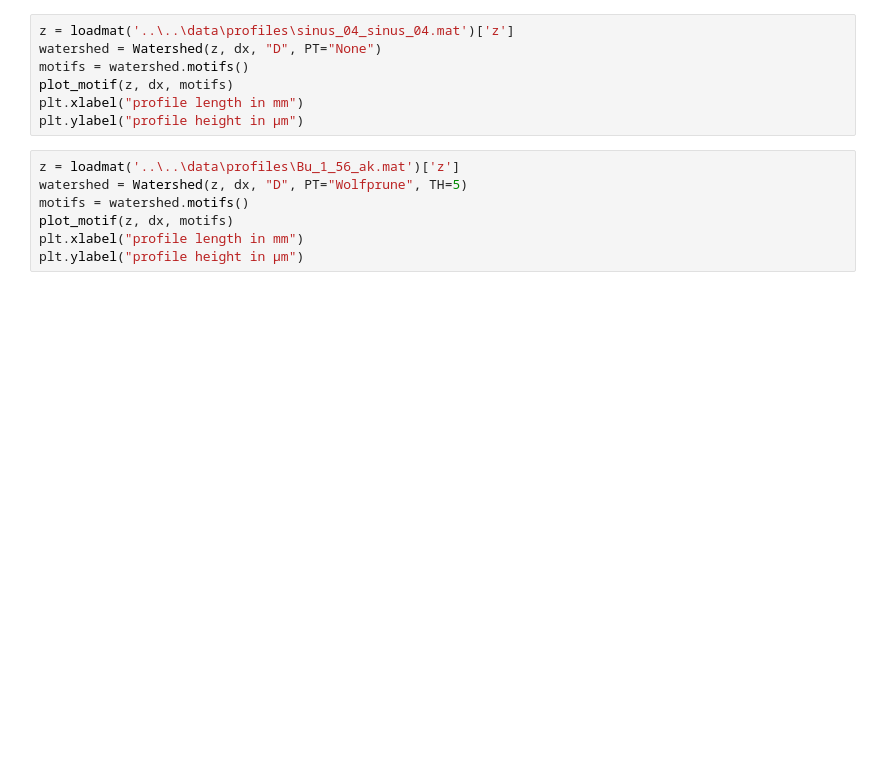
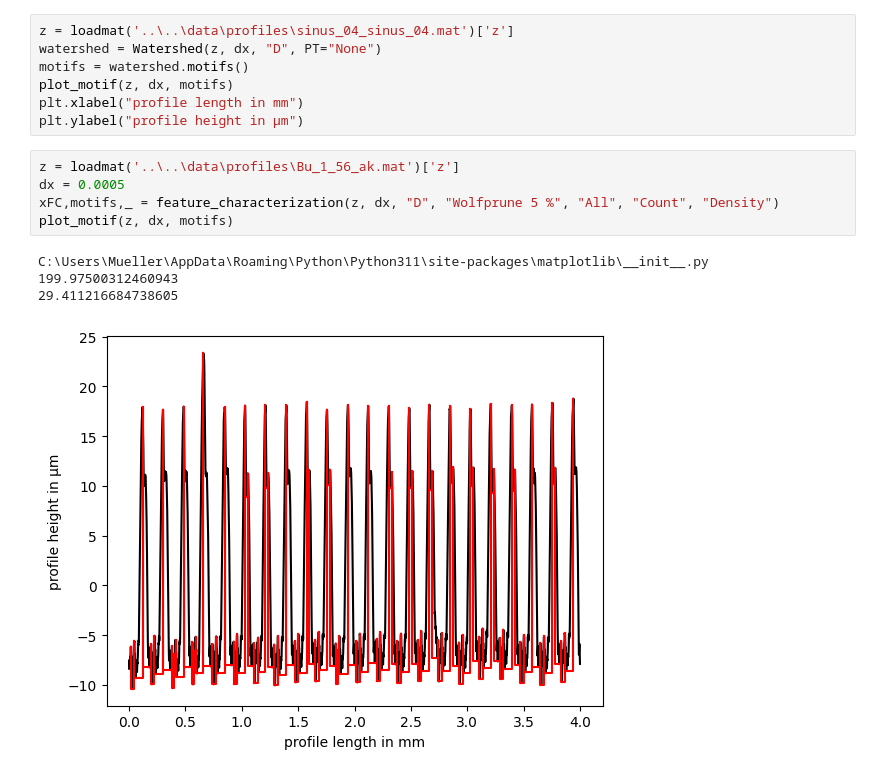
Before and after one commit to mts-public/feature-characterization-for-profile-surface-texture, a Jupyter notebook: python/case_studies/case_studies.ipynb, the cells around one changed output. Saved outputs shown, nothing was run; the diff lists cells and outputs as text; blank space fills up the shorter version.

```diff
--- a/python/case_studies/case_studies.ipynb
+++ b/python/case_studies/case_studies.ipynb
@@ -57,8 +69,11 @@ plt.xlabel("profile length in mm")
 plt.ylabel("profile height in μm")
 # %%
 z = loadmat('..\..\data\profiles\Bu_1_56_ak.mat')['z']
-watershed = Watershed(z, dx, "D", PT="Wolfprune", TH=5)
-motifs = watershed.motifs()
+dx = 0.0005
+xFC,motifs,_ = feature_characterization(z, dx, "D", "Wolfprune 5 %", "All", "Count", "Density")
 plot_motif(z, dx, motifs)
-plt.xlabel("profile length in mm")
-plt.ylabel("profile height in μm")
+# %% [output]
+C:\Users\Mueller\AppData\Roaming\Python\Python311\site-packages\matplotlib\__init__.py
+199.97500312460943
+29.411216684738605
+[figure, added]
```
Also changed, not shown: parts of 5 cells of this notebook, 14 other files.
